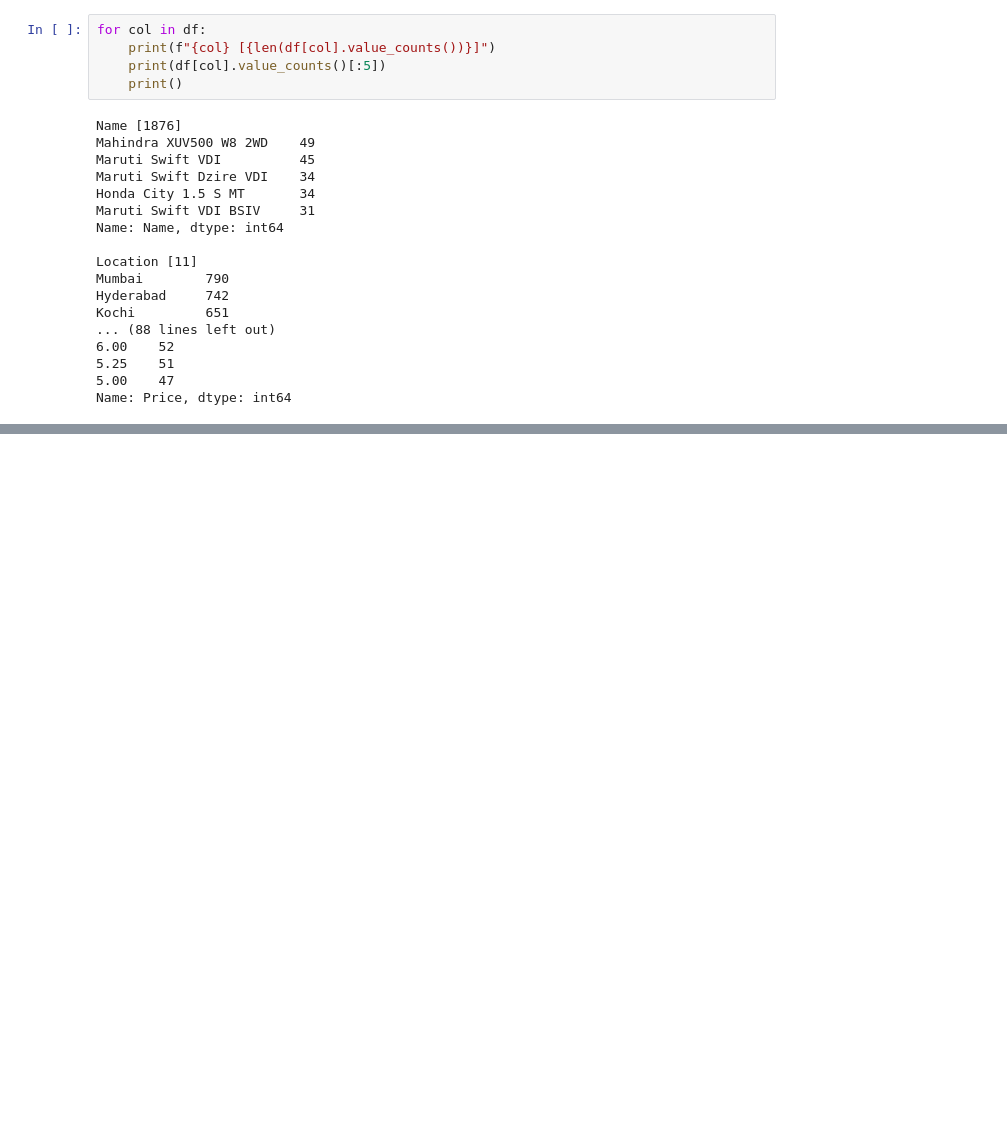
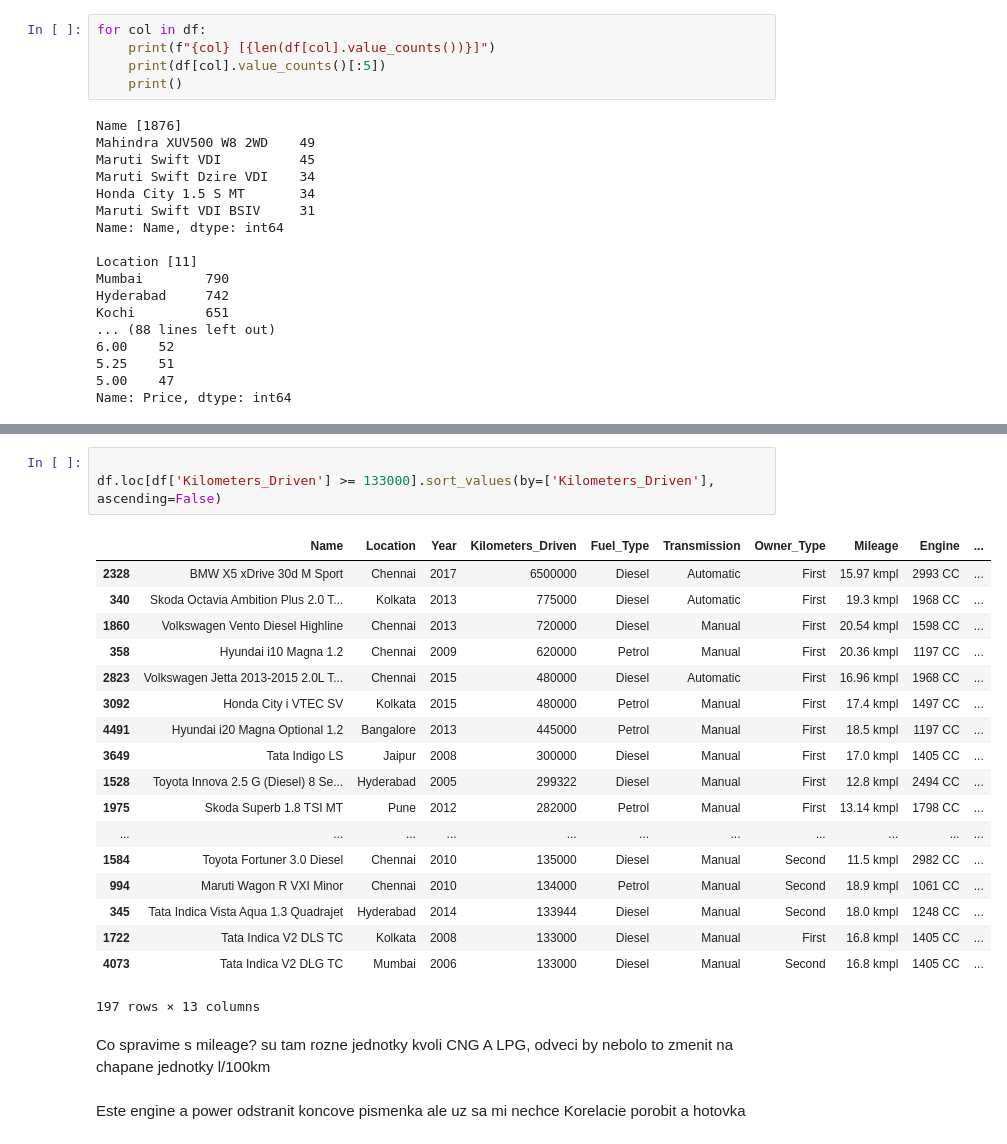
Before and after one commit to simon3358/oznal_2020, a Jupyter notebook: projekt.ipynb, the cells around one changed output, grey strips where cells are left out. Cells and saved outputs as stored; diff of their text form; blank space fills up the shorter version.

```diff
--- a/projekt.ipynb
+++ b/projekt.ipynb
@@ -99,0 +157,27 @@ Name: Price, dtype: int64
+# %%
+
+df.loc[df['Kilometers_Driven'] >= 133000].sort_values(by=['Kilometers_Driven'], ascending=False)
+# %% [output]
+|  | Name | Location | Year | Kilometers_Driven | Fuel_Type | Transmission | Owner_Type | Mileage | Engine | ... |
+| 2328 | BMW X5 xDrive 30d M Sport | Chennai | 2017 | 6500000 | Diesel | Automatic | First | 15.97 kmpl | 2993 CC | ... |
+| 340 | Skoda Octavia Ambition Plus 2.0 T... | Kolkata | 2013 | 775000 | Diesel | Automatic | First | 19.3 kmpl | 1968 CC | ... |
+| 1860 | Volkswagen Vento Diesel Highline | Chennai | 2013 | 720000 | Diesel | Manual | First | 20.54 kmpl | 1598 CC | ... |
+| 358 | Hyundai i10 Magna 1.2 | Chennai | 2009 | 620000 | Petrol | Manual | First | 20.36 kmpl | 1197 CC | ... |
+| 2823 | Volkswagen Jetta 2013-2015 2.0L T... | Chennai | 2015 | 480000 | Diesel | Automatic | First | 16.96 kmpl | 1968 CC | ... |
+| 3092 | Honda City i VTEC SV | Kolkata | 2015 | 480000 | Petrol | Manual | First | 17.4 kmpl | 1497 CC | ... |
+| 4491 | Hyundai i20 Magna Optional 1.2 | Bangalore | 2013 | 445000 | Petrol | Manual | First | 18.5 kmpl | 1197 CC | ... |
+| 3649 | Tata Indigo LS | Jaipur | 2008 | 300000 | Diesel | Manual | First | 17.0 kmpl | 1405 CC | ... |
+| 1528 | Toyota Innova 2.5 G (Diesel) 8 Se... | Hyderabad | 2005 | 299322 | Diesel | Manual | First | 12.8 kmpl | 2494 CC | ... |
+| 1975 | Skoda Superb 1.8 TSI MT | Pune | 2012 | 282000 | Petrol | Manual | First | 13.14 kmpl | 1798 CC | ... |
+| ... | ... | ... | ... | ... | ... | ... | ... | ... | ... | ... |
+| 1584 | Toyota Fortuner 3.0 Diesel | Chennai | 2010 | 135000 | Diesel | Manual | Second | 11.5 kmpl | 2982 CC | ... |
+| 994 | Maruti Wagon R VXI Minor | Chennai | 2010 | 134000 | Petrol | Manual | Second | 18.9 kmpl | 1061 CC | ... |
+| 345 | Tata Indica Vista Aqua 1.3 Quadrajet | Hyderabad | 2014 | 133944 | Diesel | Manual | Second | 18.0 kmpl | 1248 CC | ... |
+| 1722 | Tata Indica V2 DLS TC | Kolkata | 2008 | 133000 | Diesel | Manual | First | 16.8 kmpl | 1405 CC | ... |
+| 4073 | Tata Indica V2 DLG TC | Mumbai | 2006 | 133000 | Diesel | Manual | Second | 16.8 kmpl | 1405 CC | ... |
+197 rows × 13 columns
+# %% [markdown]
+Co spravime s mileage? su tam rozne jednotky kvoli CNG A LPG, odveci by nebolo to zmenit na chapane jednotky l/100km
+# %% [markdown]
+Este engine a power odstranit koncove pismenka ale uz sa mi nechce
+Korelacie porobit a hotovka
```
Also changed, not shown: parts of 5 cells of this notebook, 1 other file.
